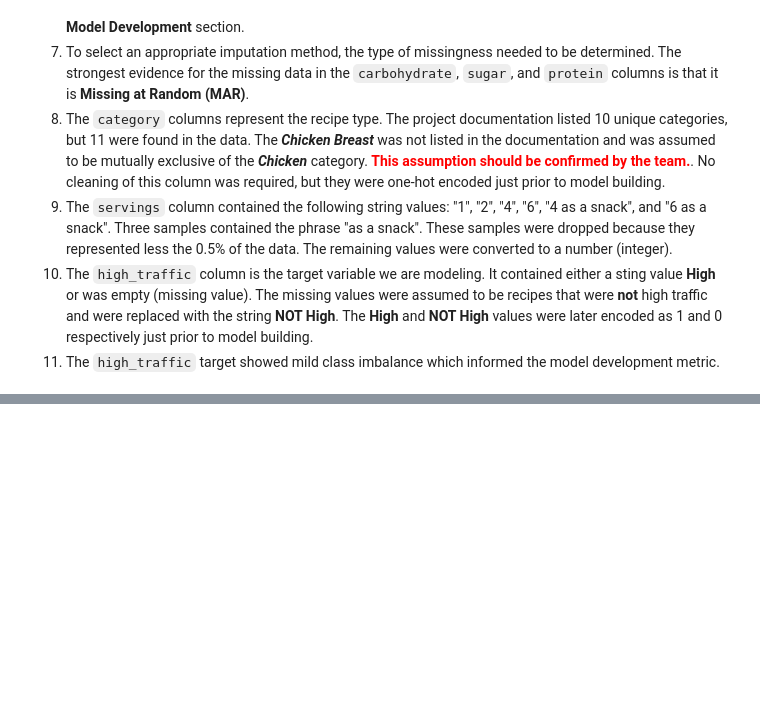
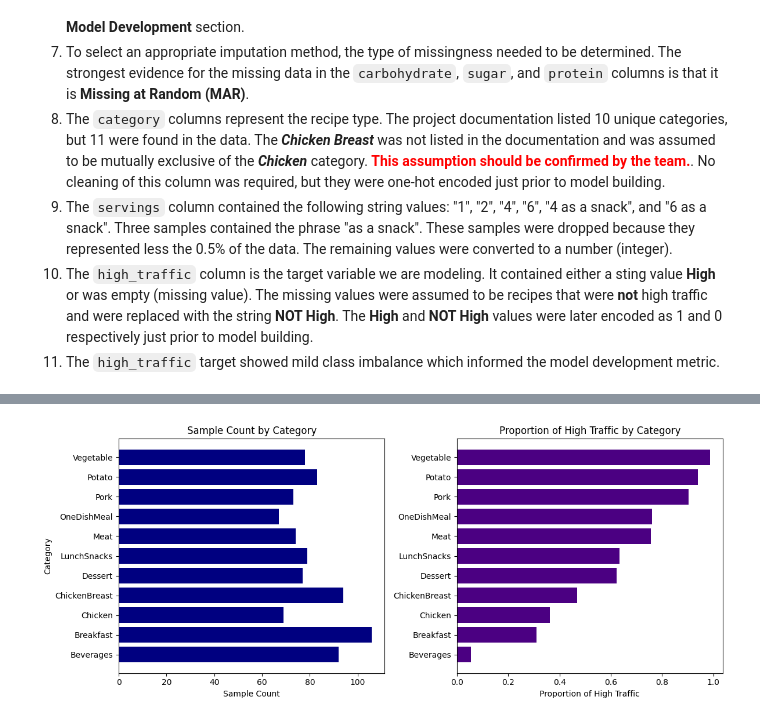
Before and after one commit to MichaelSzczepaniak/DSPortfolio, a Jupyter notebook: Tasty_Bites/TastyBites.ipynb, the cells around one changed output, grey strips where cells are left out. Drawn from its saved outputs; the diff is of its cells as text; code cells hidden in the pictures; blank space fills up the shorter version.

```diff
--- a/Tasty_Bites/TastyBites.ipynb
+++ b/Tasty_Bites/TastyBites.ipynb
@@ -530,0 +572,10 @@ H0: traffic (target) and missing values are independent. p-value = 0.0412, so re
+# %%
+# sample counts and high counts by category
+df_cat_high = df_no_missing.groupby(['category', 'high_traffic'], observed=False)['high_traffic'].count()
+# convert to df with a single index
+df_cat_high_pivot = df_cat_high.unstack(level=1)
+df_cat_high_pivot.reset_index()
+df_cat_high_pivot.columns.name = None
+df_cat_high_pivot['High_proportion'] = df_cat_high_pivot['High'] / (df_cat_high_pivot['High'] + df_cat_high_pivot['NOT High'])
+df_cat_high_pivot['Total Samples'] = df_cat_high_pivot['High'] + df_cat_high_pivot['NOT High']
+df_cat_high_pivot.head()
@@ -530,0 +590,17 @@ H0: traffic (target) and missing values are independent. p-value = 0.0412, so re
+# %%
+fig0, ax0 = plt.subplots(1, 2, figsize=(12, 5))
+
+ax0[0].barh(df_cat_high_pivot.index, df_cat_high_pivot['Total Samples'], color='navy')
+ax0[1].barh(df_cat_high_pivot.index, df_cat_high_pivot['High_proportion'], color='indigo')
+
+ax0[0].set_ylabel('Category')
+ax0[0].set_xlabel('Sample Count')
+ax0[1].set_xlabel('Proportion of High Traffic')
+
+ax0[0].set_title('Sample Count by Category')
+ax0[1].set_title('Proportion of High Traffic by Category')
+
+plt.tight_layout()
+plt.show()
+# %% [output]
+[figure, added]
```
Also changed, not shown: parts of 18 cells of this notebook.
